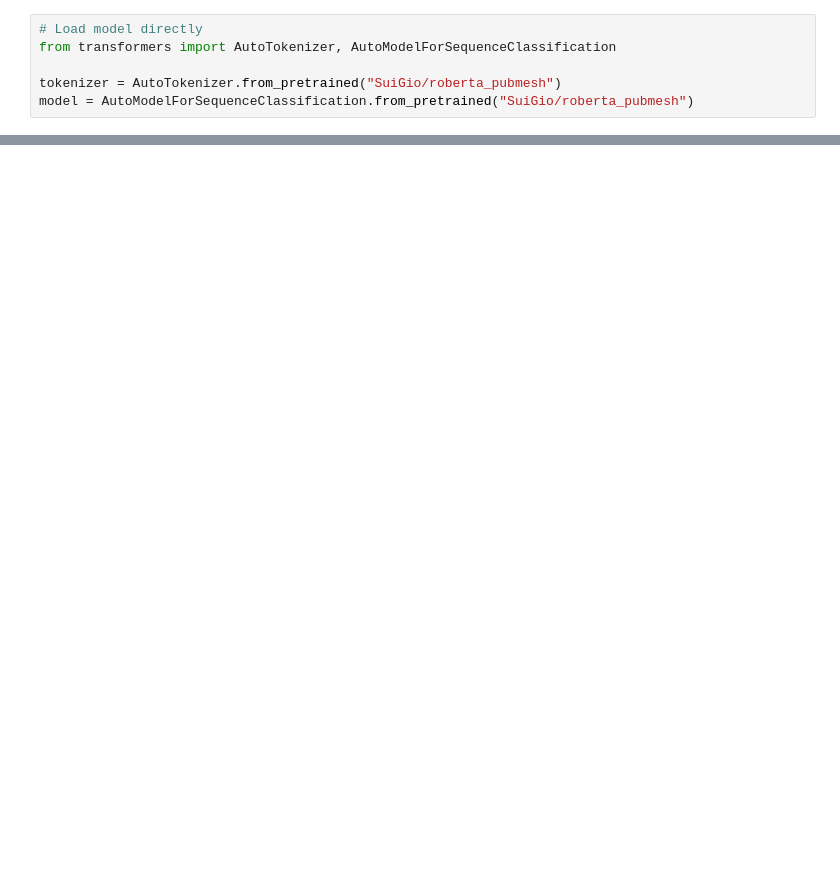
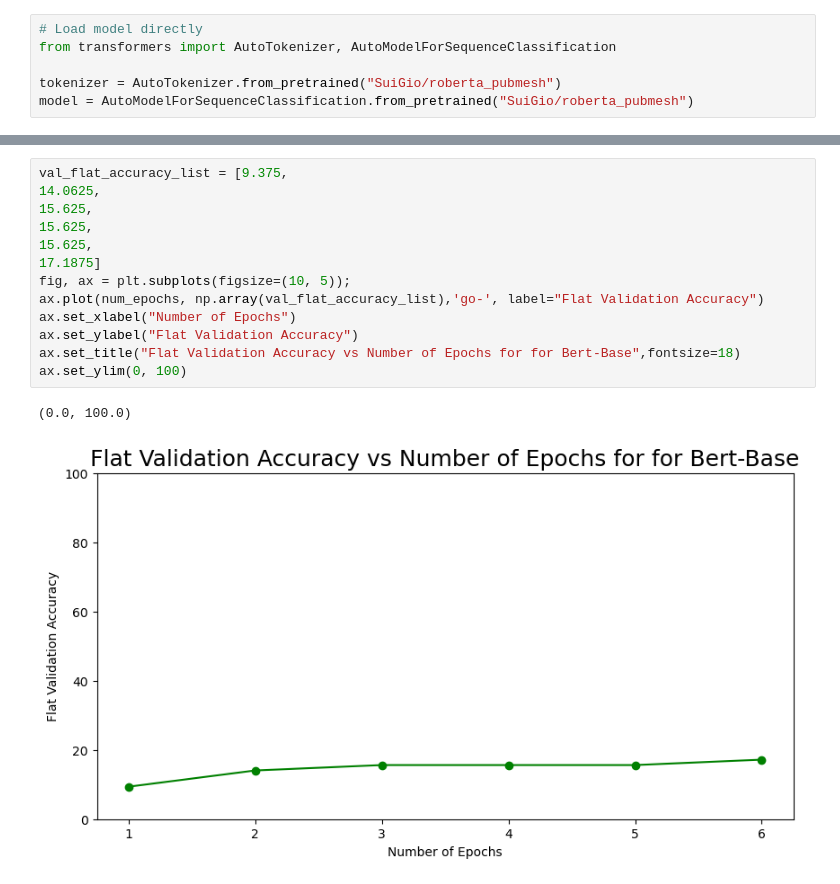
Before and after one commit to GioPetro/atyproject, a Jupyter notebook: data_prep.ipynb, the cells around one changed output, grey strips where cells are left out. Cells and saved outputs as stored; diff of their text form; blank space fills up the shorter version.

```diff
--- a/data_prep.ipynb
+++ b/data_prep.ipynb
@@ -335,0 +406,16 @@ model = AutoModelForSequenceClassification.from_pretrained("SuiGio/roberta_pubme
+# %%
+val_flat_accuracy_list = [9.375,
+14.0625,
+15.625,
+15.625,
+15.625,
+17.1875]
+fig, ax = plt.subplots(figsize=(10, 5));
+ax.plot(num_epochs, np.array(val_flat_accuracy_list),'go-', label="Flat Validation Accuracy")
+ax.set_xlabel("Number of Epochs")
+ax.set_ylabel("Flat Validation Accuracy")
+ax.set_title("Flat Validation Accuracy vs Number of Epochs for for Bert-Base",fontsize=18)
+ax.set_ylim(0, 100)
+# %% [output]
+(0.0, 100.0)
+[figure, added]
```
Also changed, not shown: parts of 11 cells of this notebook.
